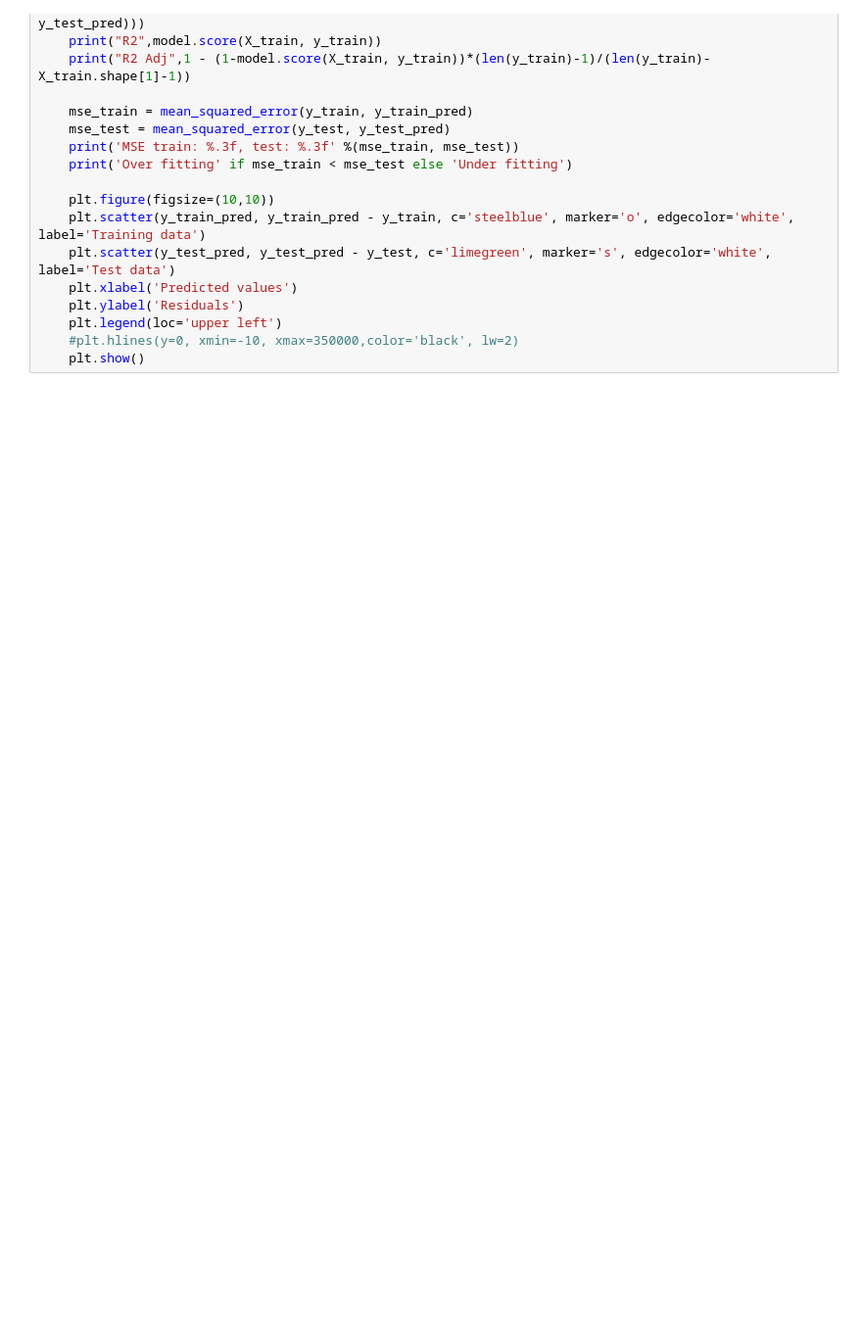
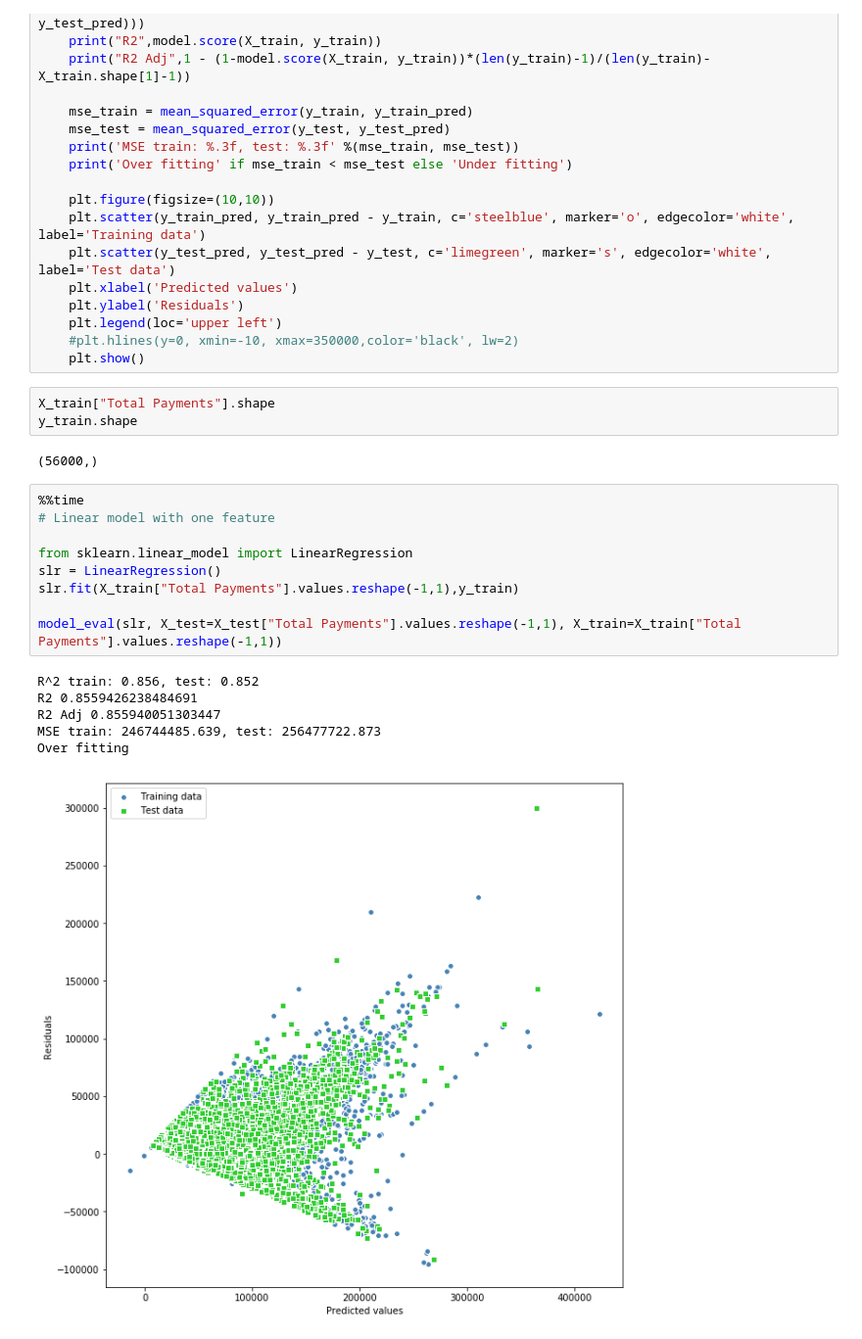
Before and after one commit to XC-Li/LMI-Data-Synthesis-Competition, a Jupyter notebook: Salary_Model.ipynb, the cells around one changed output. Shown at 98% size. Cells and saved outputs as stored; diff of their text form; blank space fills up the shorter version.

```diff
--- a/Salary_Model.ipynb
+++ b/Salary_Model.ipynb
@@ -103,3 +187,24 @@ def model_eval(model,X_train=X_train, X_test=X_test, y_train=y_train, y_test=y_t
     plt.legend(loc='upper left')
     #plt.hlines(y=0, xmin=-10, xmax=350000,color='black', lw=2)
     plt.show()
+# %%
+X_train["Total Payments"].shape
+y_train.shape
+# %% [output]
+(56000,)
+# %%
+%%time
+# Linear model with one feature
+
+from sklearn.linear_model import LinearRegression
+slr = LinearRegression()
+slr.fit(X_train["Total Payments"].values.reshape(-1,1),y_train)
+
+model_eval(slr, X_test=X_test["Total Payments"].values.reshape(-1,1), X_train=X_train["Total Payments"].values.reshape(-1,1))
+# %% [output]
+R^2 train: 0.856, test: 0.852
+R2 0.8559426238484691
+R2 Adj 0.855940051303447
+MSE train: 246744485.639, test: 256477722.873
+Over fitting
+[figure, added]
```
Also changed, not shown: parts of 19 cells of this notebook, 1 other file.
